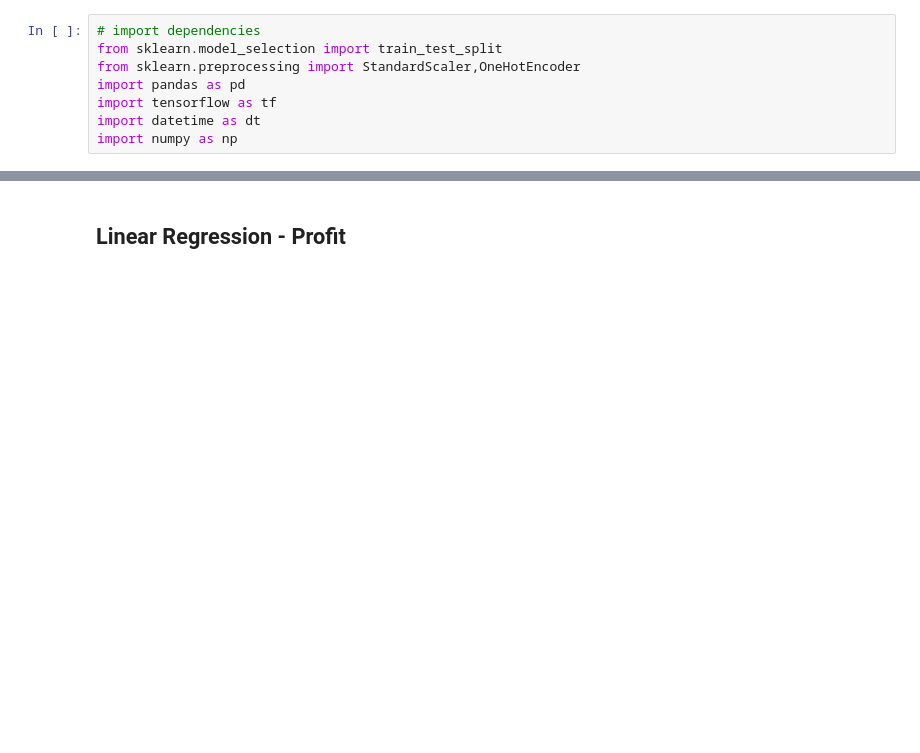
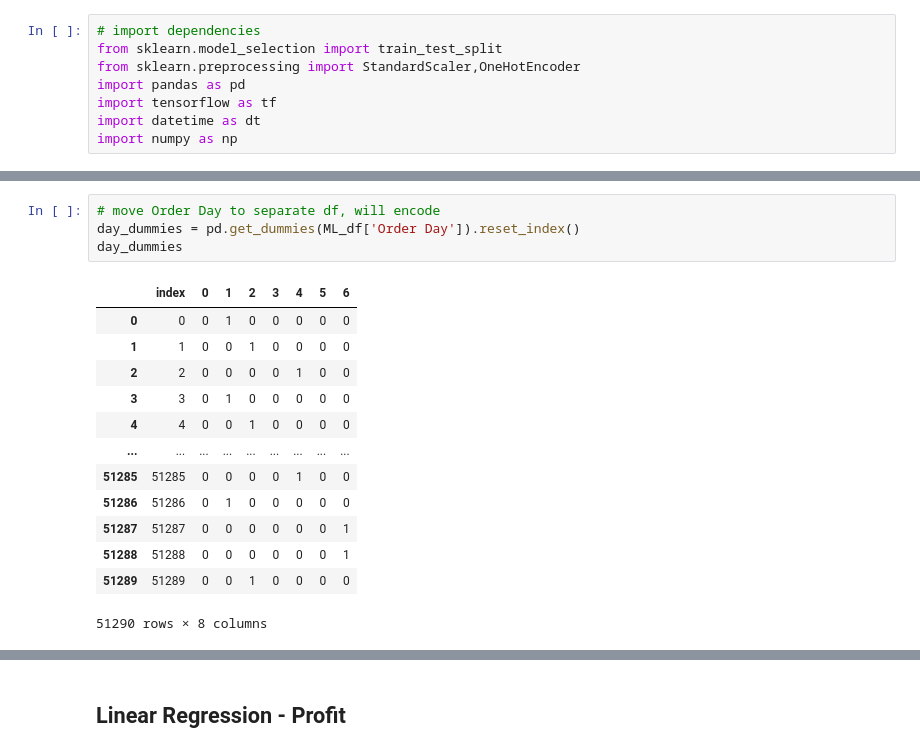
Before and after one commit to rachael-meinders/superstore, a Jupyter notebook: linear_logstic_regression.ipynb, the cells around one changed output, grey strips where cells are left out. Cells and saved outputs as stored; diff of their text form; blank space fills up the shorter version.

```diff
--- a/linear_logstic_regression.ipynb
+++ b/linear_logstic_regression.ipynb
@@ -68,0 +65,18 @@ accuracy_score(y_test, predictions)
+# %%
+# move Order Day to separate df, will encode
+day_dummies = pd.get_dummies(ML_df['Order Day']).reset_index()
+day_dummies
+# %% [output]
+|  | index | 0 | 1 | 2 | 3 | 4 | 5 | 6 |
+| 0 | 0 | 0 | 1 | 0 | 0 | 0 | 0 | 0 |
+| 1 | 1 | 0 | 0 | 1 | 0 | 0 | 0 | 0 |
+| 2 | 2 | 0 | 0 | 0 | 0 | 1 | 0 | 0 |
+| 3 | 3 | 0 | 1 | 0 | 0 | 0 | 0 | 0 |
+| 4 | 4 | 0 | 0 | 1 | 0 | 0 | 0 | 0 |
+| ... | ... | ... | ... | ... | ... | ... | ... | ... |
+| 51285 | 51285 | 0 | 0 | 0 | 0 | 1 | 0 | 0 |
+| 51286 | 51286 | 0 | 1 | 0 | 0 | 0 | 0 | 0 |
+| 51287 | 51287 | 0 | 0 | 0 | 0 | 0 | 0 | 1 |
+| 51288 | 51288 | 0 | 0 | 0 | 0 | 0 | 0 | 1 |
+| 51289 | 51289 | 0 | 0 | 1 | 0 | 0 | 0 | 0 |
+51290 rows × 8 columns
```
Also changed, not shown: parts of 18 cells of this notebook.
